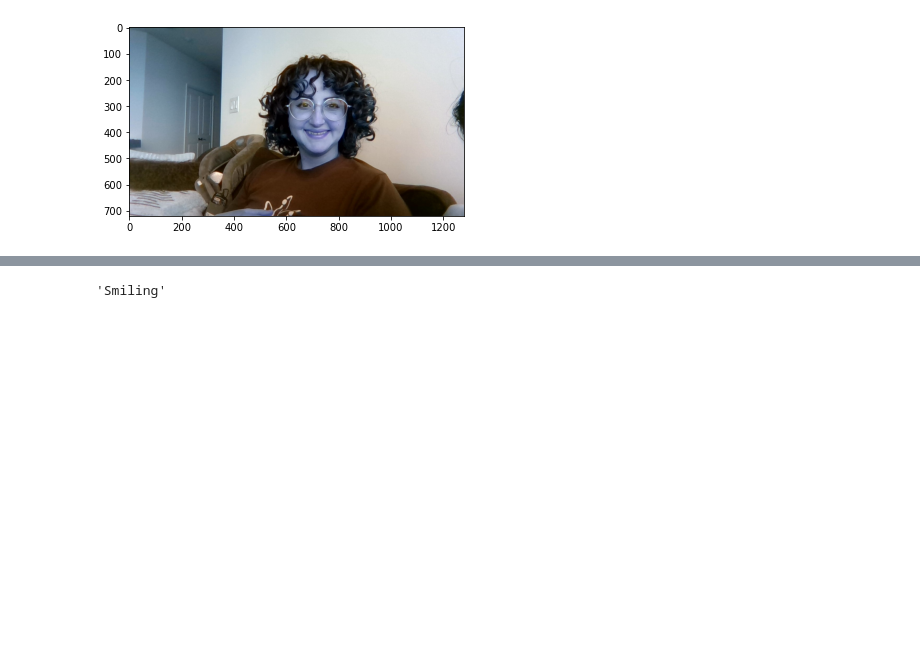
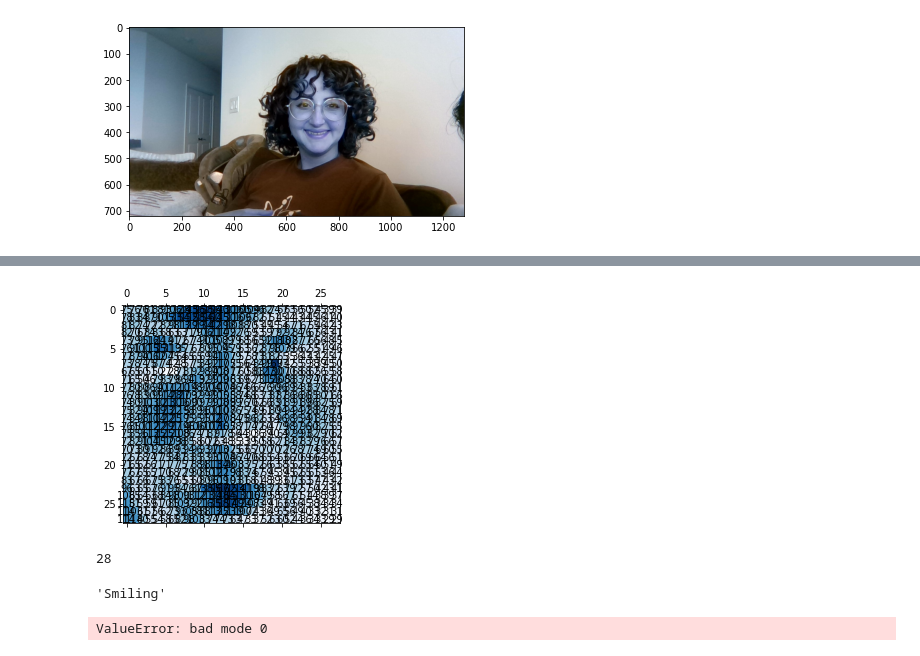
Before and after one commit to yahiakala/streamlit-tutorials, a Jupyter notebook: detect_smile_image.ipynb, the cells around one changed output, grey strips where cells are left out. Cells and saved outputs as stored; diff of their text form; code cells hidden in the pictures; blank space fills up the shorter version.

```diff
--- a/detect_smile_image.ipynb
+++ b/detect_smile_image.ipynb
@@ -16,6 +30,27 @@ image = plt.imshow(frame)
+# %%
+fig, ax = plt.subplots()
+ax.matshow(image1b, cmap=plt.cm.Blues)
+for i in range(28):
+    for j in range(28):
+        c = image1b[j,i]
+        ax.text(i, j, str(c), va='center', ha='center')
+# %% [output]
+[figure, added]
+# %%
+np.size(image1b, 1)
+# %% [output]
+28
 # %%
 label = detect_smile(cascade, model, uploaded_file)
 # %%
 label
 # %% [output]
 'Smiling'
+# %%
+uploaded_file = 'SMILEs/positives/positives7/10007.jpg'
+uploaded_file = 'sample_photos/mai_smile.jpg'
+image = Image.open(uploaded_file)
+fixed_image = ImageOps.exif_transpose(image)  # For mobile
+plt.imshow(fixed_image)
+# %% [output]
+ValueError: bad mode 0
```
Also changed, not shown: parts of 8 cells of this notebook, 2 other files.
